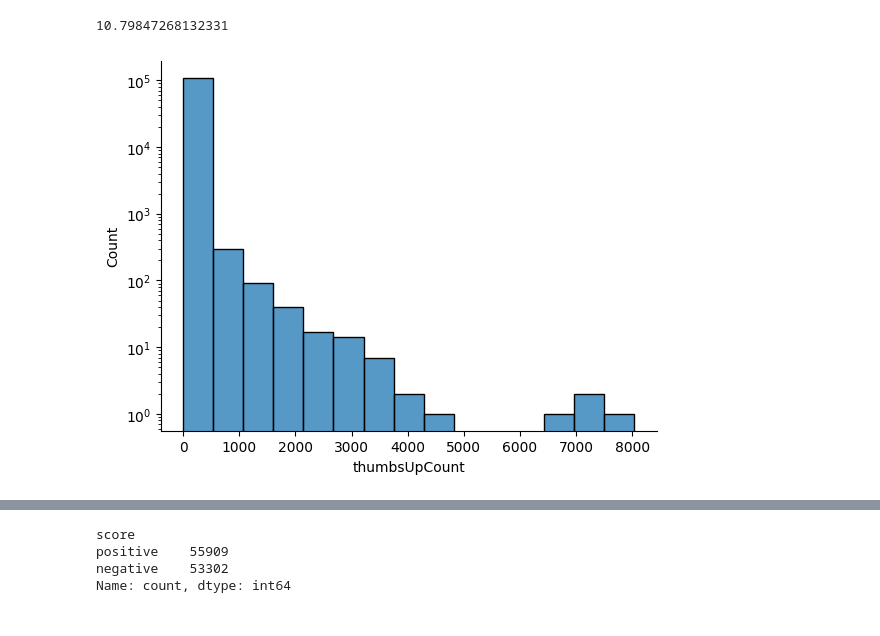
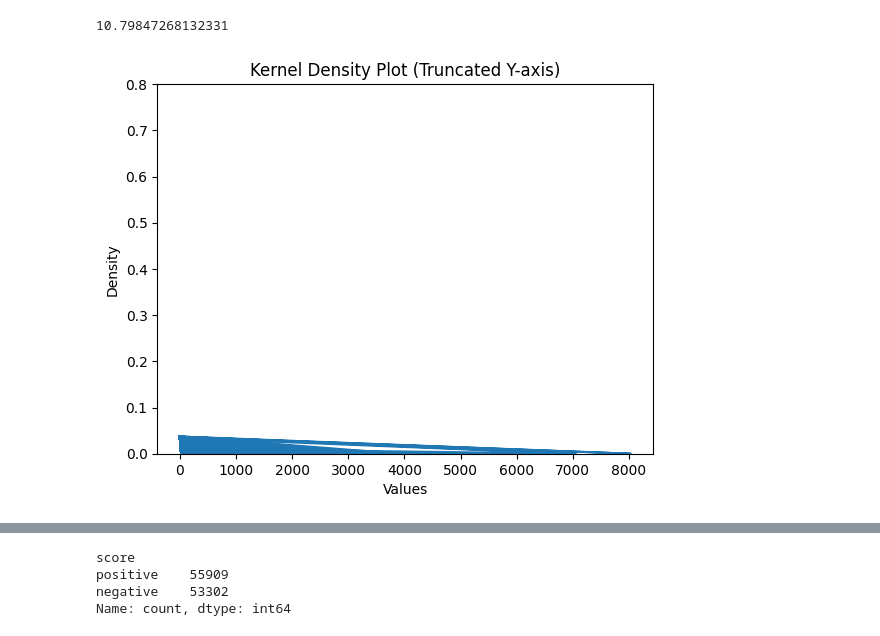
Before and after one commit to adkprakash/sentiment_analysis, a Jupyter notebook: sentimental_analysis.ipynb, the cells around one changed output, grey strips where cells are left out. Drawn from its saved outputs; the diff is of its cells as text; code cells hidden in the pictures.

```diff
--- a/sentimental_analysis.ipynb
+++ b/sentimental_analysis.ipynb
@@ -96,12 +96,34 @@ Name: thumbsUpCount, dtype: float64
 data['thumbsUpCount'].mean()
 # %% [output]
 10.79847268132331
-# %%
-# Histogram
-sns.histplot(data=data, x="thumbsUpCount", bins=15, log= True)
-sns.despine()
-# %% [output]
-[figure, removed]
+# %%
+from scipy.stats import gaussian_kde
+# Defining a function to calculate the kernel density
+def estimate_density(x):
+    kde_obj = gaussian_kde(x)
+    density = kde_obj(x)
+    return density
+
+# Calculate the density
+density = estimate_density(data['thumbsUpCount'])
+
+# Set a maximum y-axis value (adjust as needed)
+max_density = 0.8  # You can experiment with different values
+
+# Plot the kernel density estimate
+plt.plot(data['thumbsUpCount'], density)
+
+# Truncate the y-axis
+plt.ylim(0, max_density)  # Set the y-axis limits
+
+# Add labels and title
+plt.xlabel("Values")
+plt.ylabel("Density")
+plt.title("Kernel Density Plot (Truncated Y-axis)")
+
+plt.show()
+# %% [output]
+[figure, added]
 # %%
 # Create a strip plot
 sns.stripplot(
```
Also changed, not shown: parts of 6 cells of this notebook.
